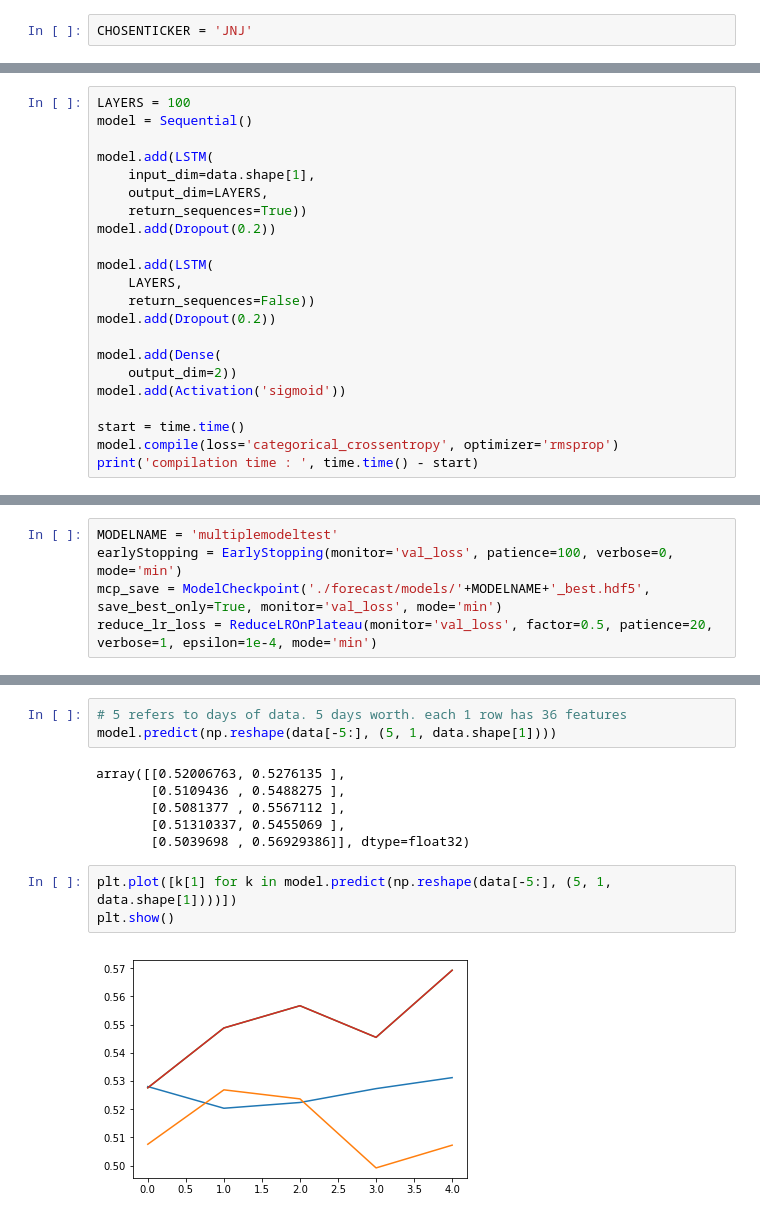
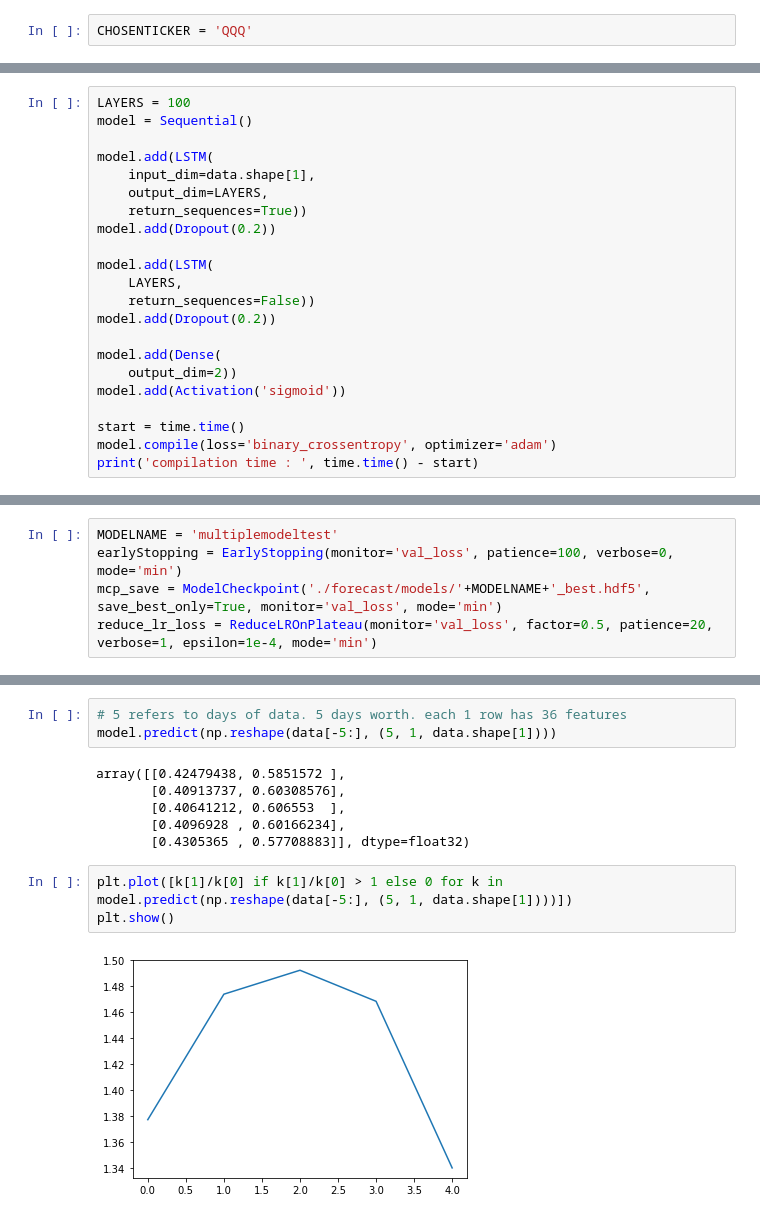
Before and after one commit to ngopal/HedgeFundData, a Jupyter notebook: forecast/DEV_MultipleInputs-Sigmoids.ipynb, the cells around one changed output, grey strips where cells are left out. Drawn from its saved outputs; the diff is of its cells as text.

```diff
--- a/forecast/DEV_MultipleInputs-Sigmoids.ipynb
+++ b/forecast/DEV_MultipleInputs-Sigmoids.ipynb
@@ -39,7 +40,7 @@ ticker_lookup
  'WDC': 169,
  'WMT': 79}
 # %%
-CHOSENTICKER = 'JNJ'
+CHOSENTICKER = 'QQQ'
 # %%
 # This works for next hypothesis
 theta = 0.01
@@ -133,6 +134,6 @@ model.add(Dense(
 model.add(Activation('sigmoid'))
 
 start = time.time()
-model.compile(loss='categorical_crossentropy', optimizer='rmsprop')
+model.compile(loss='binary_crossentropy', optimizer='adam')
 print('compilation time : ', time.time() - start)
 # %% [output]
@@ -174,13 +175,13 @@ Epoch 50/50
 # 5 refers to days of data. 5 days worth. each 1 row has 36 features
 model.predict(np.reshape(data[-5:], (5, 1, data.shape[1])))
 # %% [output]
-array([[0.52006763, 0.5276135 ],
-       [0.5109436 , 0.5488275 ],
-       [0.5081377 , 0.5567112 ],
-       [0.51310337, 0.5455069 ],
-       [0.5039698 , 0.56929386]], dtype=float32)
+array([[0.42479438, 0.5851572 ],
+       [0.40913737, 0.60308576],
+       [0.40641212, 0.606553  ],
+       [0.4096928 , 0.60166234],
+       [0.4305365 , 0.57708883]], dtype=float32)
 # %%
-plt.plot([k[1] for k in model.predict(np.reshape(data[-5:], (5, 1, data.shape[1])))])
+plt.plot([k[1]/k[0] if k[1]/k[0] > 1 else 0 for k in model.predict(np.reshape(data[-5:], (5, 1, data.shape[1])))])
 plt.show()
 # %% [output]
-[figure, old version]
+[figure, new version]
```
Also changed, not shown: parts of 4 cells of this notebook.
